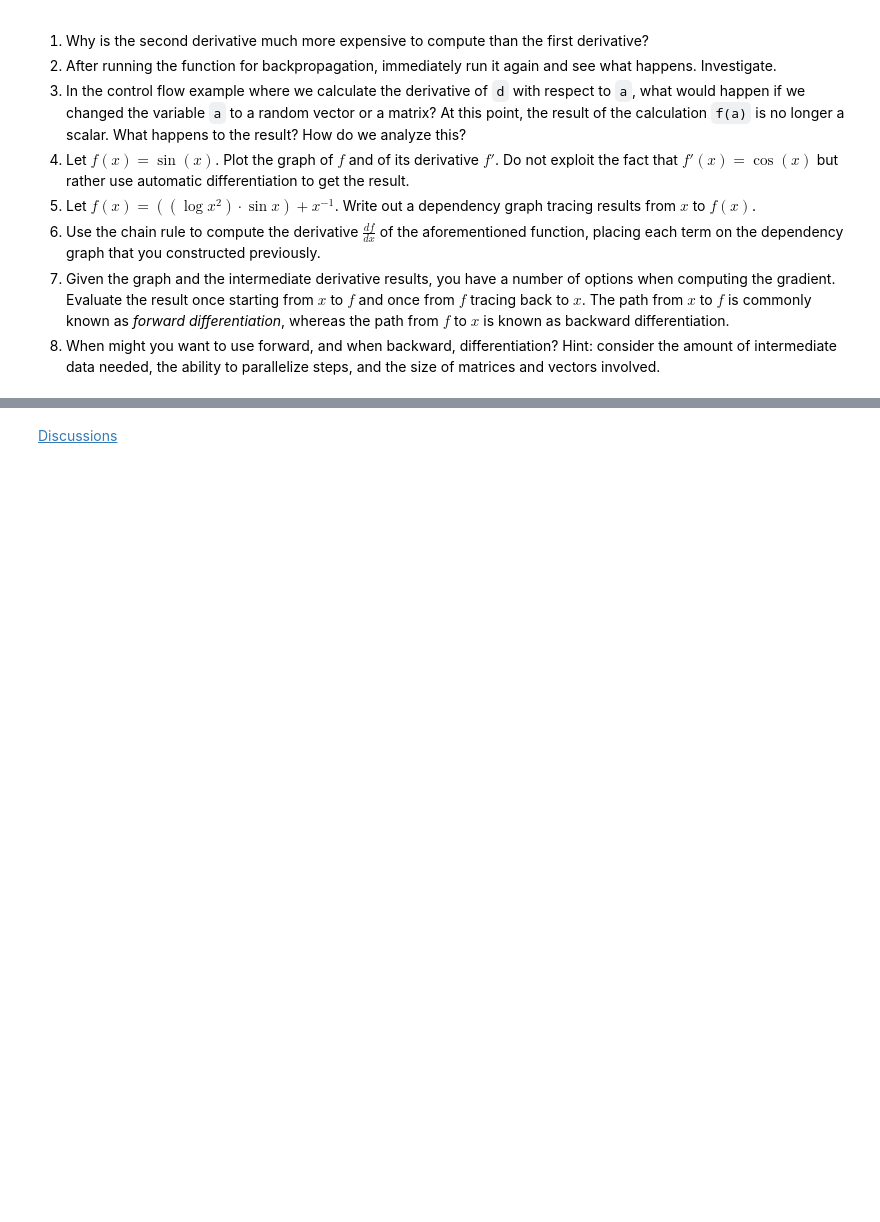
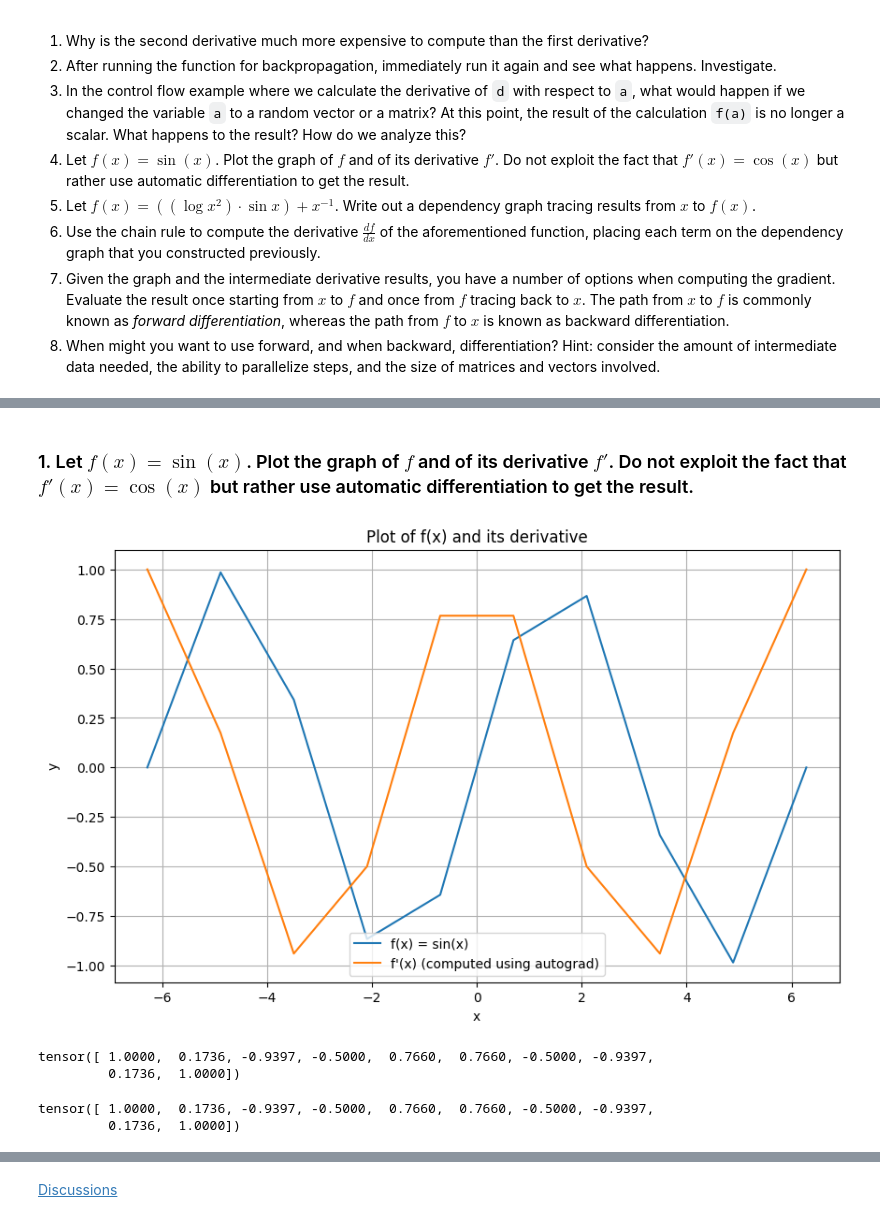
Before and after one commit to yegeniy/d2l-book, a Jupyter notebook: chapter_preliminaries/autograd.ipynb, the cells around one changed output, grey strips where cells are left out. Saved outputs shown, nothing was run; the diff lists cells and outputs as text; code cells hidden in the pictures; blank space fills up the shorter version.

```diff
--- a/chapter_preliminaries/autograd.ipynb
+++ b/chapter_preliminaries/autograd.ipynb
@@ -366,0 +449,40 @@ For now, try to remember these basics: (i) attach gradients to those variables w
+# %% [markdown]
+### 1. Let $f(x) = \sin(x)$. Plot the graph of $f$ and of its derivative $f'$. Do not exploit the fact that $f'(x) = \cos(x)$ but rather use automatic differentiation to get the result.
+# %%
+import torch
+import matplotlib.pyplot as plt
+import numpy as np
+
+x = torch.linspace(-2 * torch.pi, 2 * torch.pi, 10, requires_grad=True)
+
+f_x = torch.sin(x)
+
+f_x.backward(torch.ones_like(x))
+
+df_dx = x.grad
+
+x_np = x.detach().numpy()
+f_x_np = f_x.detach().numpy()
+df_dx_np = df_dx.numpy()
+
+plt.figure(figsize=(10, 6))
+plt.plot(x_np, f_x_np, label='f(x) = sin(x)')
+plt.plot(x_np, df_dx_np, label="f'(x) (computed using autograd)")
+plt.xlabel('x')
+plt.ylabel('y')
+plt.title('Plot of f(x) and its derivative')
+plt.legend()
+plt.grid(True)
+plt.show()
+# %% [output]
+[figure, added]
+# %%
+df_dx
+# %% [output]
+tensor([ 1.0000,  0.1736, -0.9397, -0.5000,  0.7660,  0.7660, -0.5000, -0.9397,
+         0.1736,  1.0000])
+# %%
+x.grad
+# %% [output]
+tensor([ 1.0000,  0.1736, -0.9397, -0.5000,  0.7660,  0.7660, -0.5000, -0.9397,
+         0.1736,  1.0000])
```
Also changed, not shown: parts of 22 cells of this notebook.
